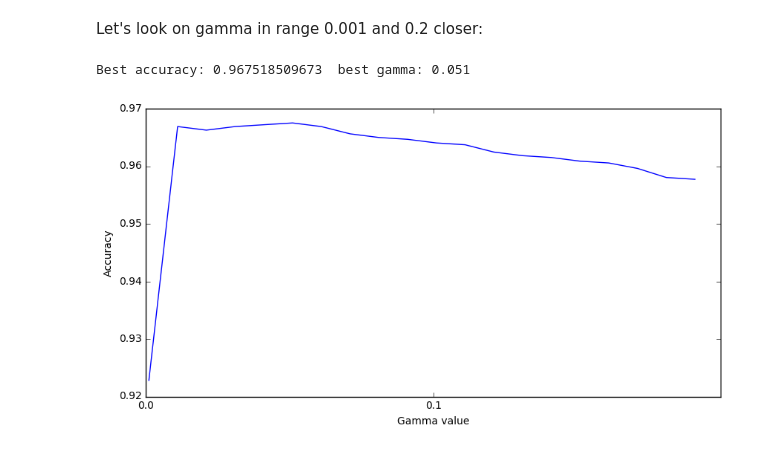
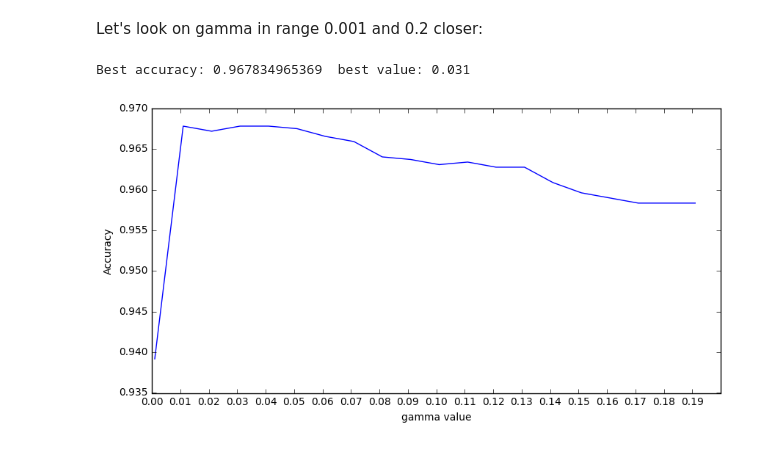
Before and after one commit to honcharov-danylo/DataRoot3, a Jupyter notebook: DataRoot3.ipynb, the cells around one changed output. Drawn from its saved outputs; the diff is of its cells as text; code cells hidden in the pictures.

```diff
--- a/DataRoot3.ipynb
+++ b/DataRoot3.ipynb
@@ -609,26 +601,7 @@ Best accuracy: 0.964357933286  best C: 0.1
 # %% [markdown]
 Let's look on gamma in range 0.001 and 0.2 closer:
-# %%
-mean_results={}
-best_gamma=0
-best_accuracy=0.5 #some low accuracy
-gammas=np.arange(0.001,0.2,0.01)
-for g in gammas:
-    svm_model=svm.SVC(C=0.5,gamma=g)
-    scores=cross_val_score(svm_model,data_x,data_y,cv=10)
-    mean_results[g]=scores.mean()
-    if(best_accuracy<scores.mean()):
-        best_accuracy=scores.mean()
-        best_gamma=g
-print("Best accuracy:",best_accuracy," best gamma:",best_gamma)
-#print(mean_results)
-%matplotlib inline
-plt.figure(figsize=(10,5))
-plt.plot(list(mean_results.keys()),list(mean_results.values()))
-plt.xlabel("Gamma value")
-plt.ylabel("Accuracy")
-plt.xticks(np.arange(0,0.2,0.1))
-print("") #cleaning mess
-# %% [output]
-Best accuracy: 0.967518509673  best gamma: 0.051
-[figure, removed]
+# %%
+finder=Finder_Best_Params_For_SVM("rbf",{"C":0.7},"gamma",list(np.arange(0.001,0.2,0.01)),list(np.arange(0,0.2,0.01)))
+# %% [output]
+Best accuracy: 0.967834965369  best value: 0.031
+[figure, added]
```
Also changed, not shown: parts of 46 cells of this notebook, 4 other files.
